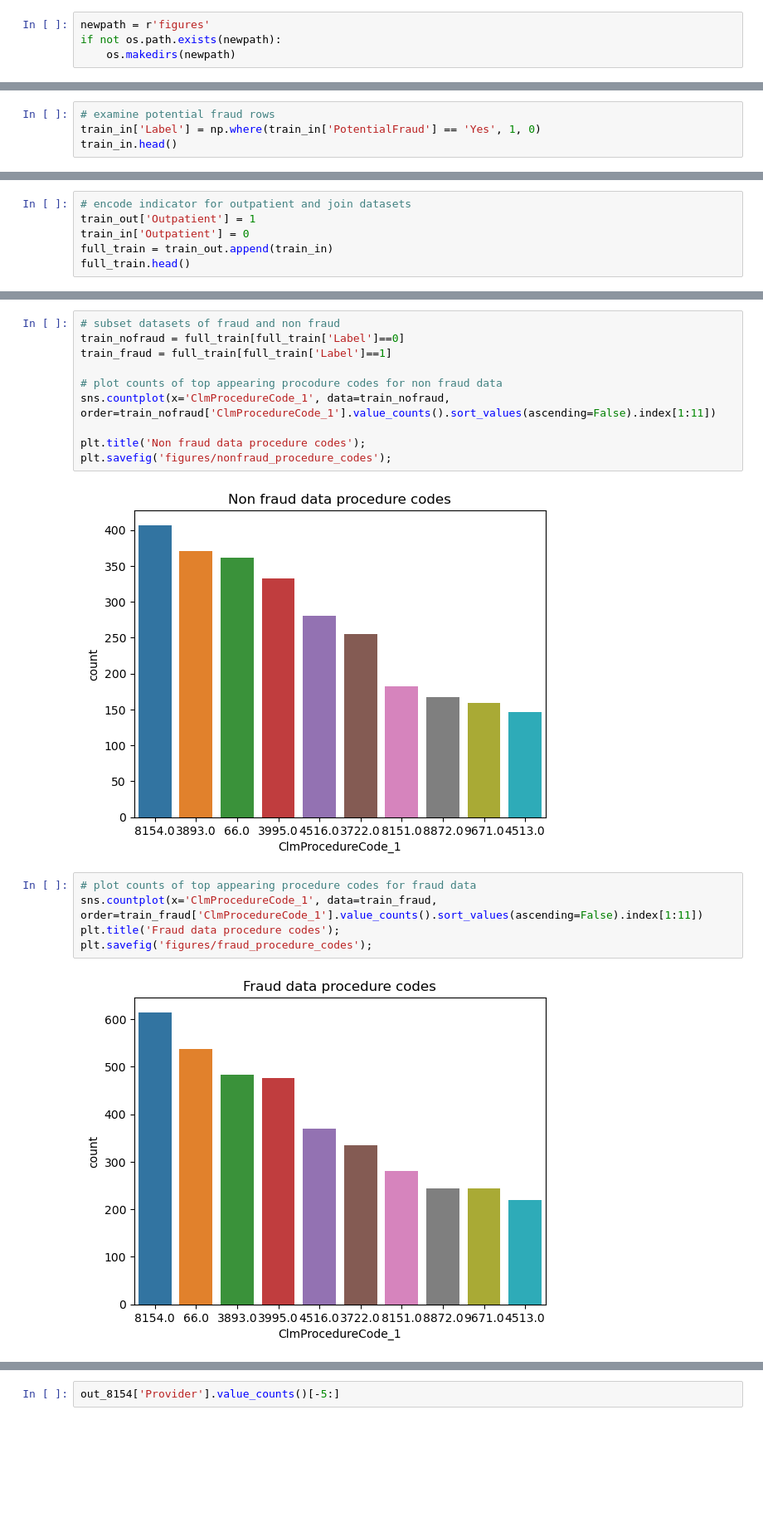
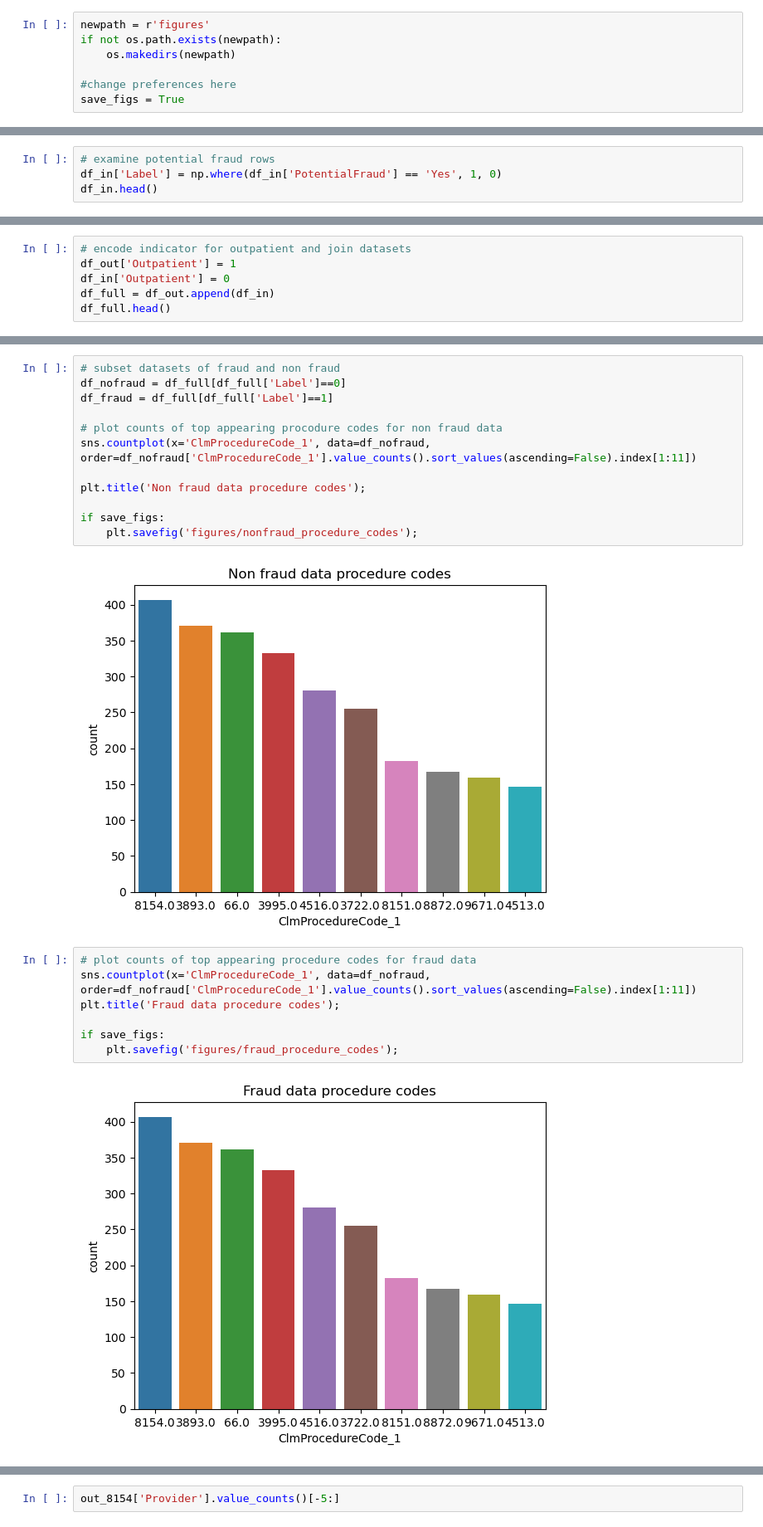
Before and after one commit to ingridchien/medical-provider-fraud-detection, a Jupyter notebook: Analysis.ipynb, the cells around one changed output, grey strips where cells are left out. Shown at 83% size. Saved outputs shown, nothing was run; the diff lists cells and outputs as text; blank space fills up the shorter version.

```diff
--- a/Analysis.ipynb
+++ b/Analysis.ipynb
@@ -23,5 +23,8 @@ Requirement already satisfied: numpy in /srv/conda/envs/notebook/lib/python3.10/
 newpath = r'figures'
 if not os.path.exists(newpath):
     os.makedirs(newpath)
+
+#change preferences here
+save_figs = True
 # %%
 # read datasets
@@ -53,8 +56,8 @@ train_out.shape
 (517737, 53)
 # %%
 # examine potential fraud rows
-train_in['Label'] = np.where(train_in['PotentialFraud'] == 'Yes', 1, 0)
-train_in.head()
+df_in['Label'] = np.where(df_in['PotentialFraud'] == 'Yes', 1, 0)
+df_in.head()
 # %% [output]
 |  | BeneID | ClaimID | ClaimStartDt | ClaimEndDt | Provider | InscClaimAmtReimbursed | AttendingPhysician | ... |
 | 0 | BENE11001 | CLM46614 | 2009-04-12 | 2009-04-18 | PRV55912 | 26000 | PHY390922 | ... |
@@ -65,10 +68,10 @@ train_in.head()
 5 rows × 56 columns
 # %%
 # encode indicator for outpatient and join datasets
-train_out['Outpatient'] = 1
-train_in['Outpatient'] = 0
-full_train = train_out.append(train_in)
-full_train.head()
+df_out['Outpatient'] = 1
+df_in['Outpatient'] = 0
+df_full = df_out.append(df_in)
+df_full.head()
 # %% [output]
 |  | BeneID | ClaimID | ClaimStartDt | ClaimEndDt | Provider | InscClaimAmtReimbursed | AttendingPhysician | ... |
 | 0 | BENE11002 | CLM624349 | 2009-10-11 | 2009-10-11 | PRV56011 | 30 | PHY326117 | ... |
@@ -88,22 +93,26 @@ plt.savefig('figures/class_counts');
 [figure]
 # %%
 # subset datasets of fraud and non fraud
-train_nofraud = full_train[full_train['Label']==0]
-train_fraud = full_train[full_train['Label']==1]
+df_nofraud = df_full[df_full['Label']==0]
+df_fraud = df_full[df_full['Label']==1]
 
 # plot counts of top appearing procodure codes for non fraud data
-sns.countplot(x='ClmProcedureCode_1', data=train_nofraud, order=train_nofraud['ClmProcedureCode_1'].value_counts().sort_values(ascending=False).index[1:11])
+sns.countplot(x='ClmProcedureCode_1', data=df_nofraud, order=df_nofraud['ClmProcedureCode_1'].value_counts().sort_values(ascending=False).index[1:11])
 
 plt.title('Non fraud data procedure codes');
-plt.savefig('figures/nonfraud_procedure_codes');
+
+if save_figs:
+    plt.savefig('figures/nonfraud_procedure_codes');
 # %% [output]
 [figure]
 # %%
 # plot counts of top appearing procedure codes for fraud data
-sns.countplot(x='ClmProcedureCode_1', data=train_fraud, order=train_fraud['ClmProcedureCode_1'].value_counts().sort_values(ascending=False).index[1:11])
+sns.countplot(x='ClmProcedureCode_1', data=df_nofraud, order=df_nofraud['ClmProcedureCode_1'].value_counts().sort_values(ascending=False).index[1:11])
 plt.title('Fraud data procedure codes');
-plt.savefig('figures/fraud_procedure_codes');
+
+if save_figs:
+    plt.savefig('figures/fraud_procedure_codes');
 # %% [output]
-[figure, old version]
+[figure, new version]
 # %%
 # extract important claim codes, which are the unique codes found in the graphs above plus up to the 25th most common code
```
Also changed, not shown: parts of 37 cells of this notebook, 1 other file.
